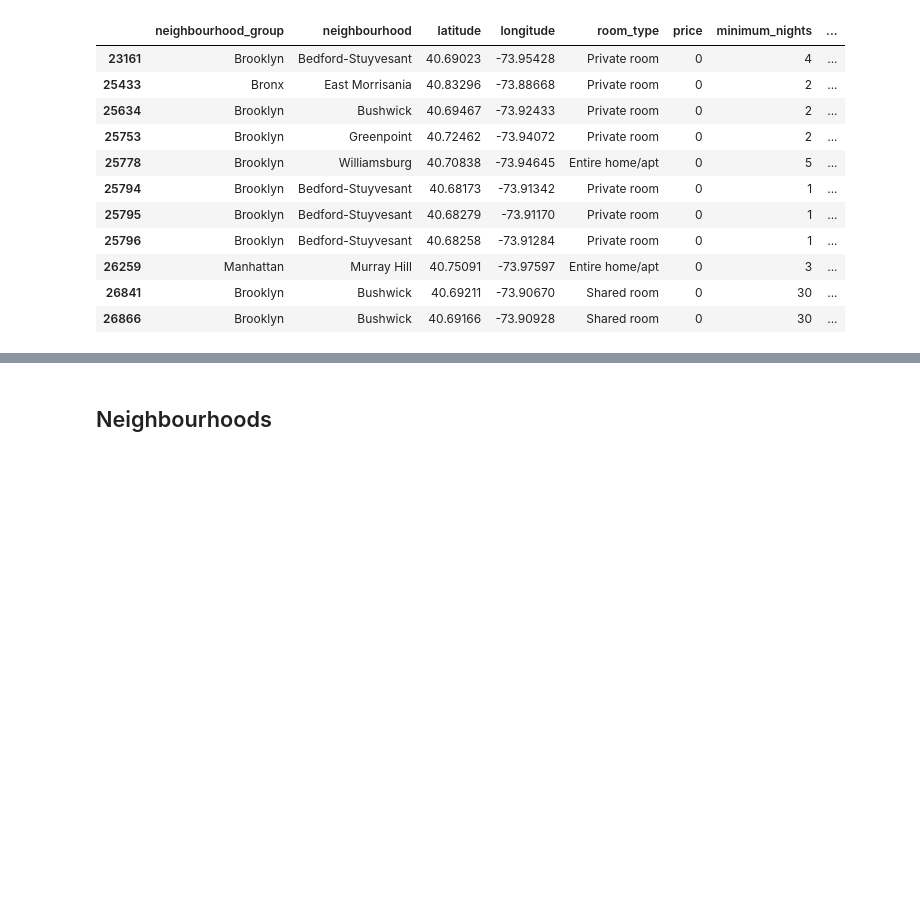
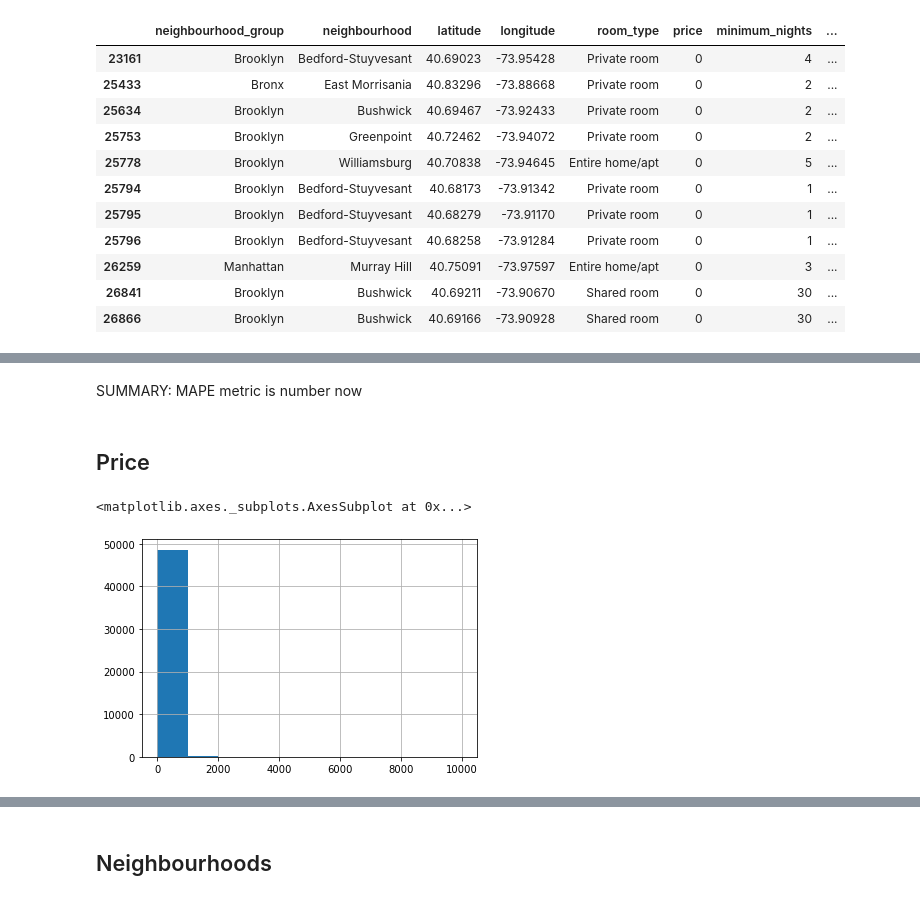
Before and after one commit to KogtikovNikita/DataScience, a Jupyter notebook: Future Engineering & Advanced Processing.ipynb, the cells around one changed output, grey strips where cells are left out. Drawn from its saved outputs; the diff is of its cells as text; code cells hidden in the pictures; blank space fills up the shorter version.

```diff
--- a/Future Engineering & Advanced Processing.ipynb
+++ b/Future Engineering & Advanced Processing.ipynb
@@ -191,6 +200,3 @@ part
 | 26259 | Manhattan | Murray Hill | 40.75091 | -73.97597 | Entire home/apt | 0 | 3 | ... |
 | 26841 | Brooklyn | Bushwick | 40.69211 | -73.90670 | Shared room | 0 | 30 | ... |
 | 26866 | Brooklyn | Bushwick | 40.69166 | -73.90928 | Shared room | 0 | 30 | ... |
-# %%
-data = data.drop(np.where(data['price'] == 0)[0])
-(data['price'] == 0).sum()
@@ -216,0 +251,9 @@ result
+# %% [markdown]
+SUMMARY: MAPE metric is number now
+# %% [markdown]
+## Price
+# %%
+data['price'].hist()
+# %% [output]
+<matplotlib.axes._subplots.AxesSubplot at 0x...>
+[figure, added]
```
Also changed, not shown: parts of 51 cells of this notebook.
